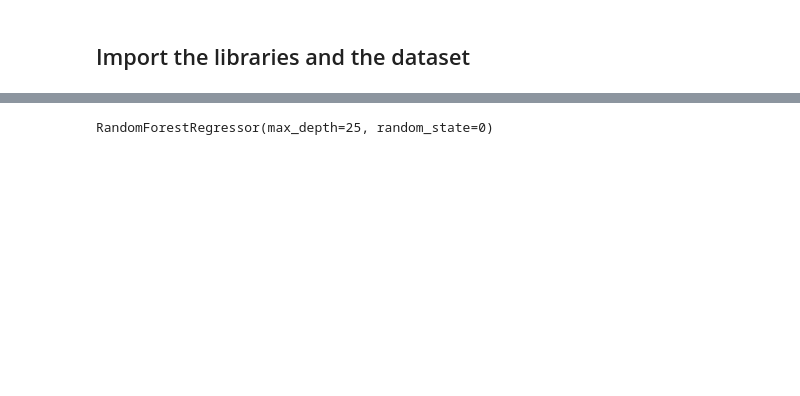
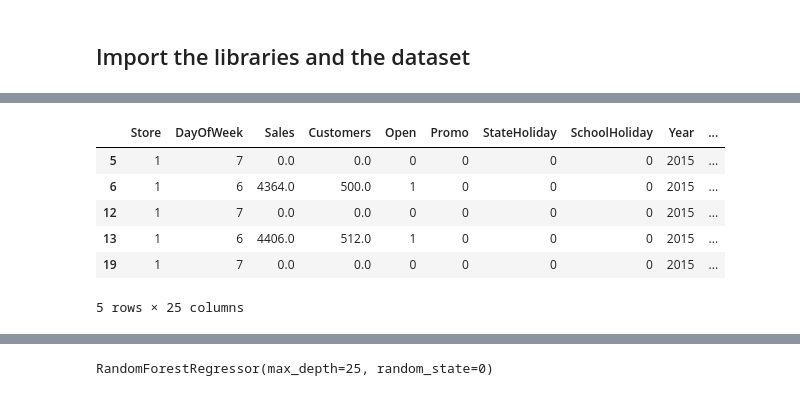
Before and after one commit to ekubay/Rossmann_Pharmaceutical_sales_Prediction, a Jupyter notebook: notebooks/predi_store_sales.ipynb, the cells around one changed output, grey strips where cells are left out. Saved outputs shown, nothing was run; the diff lists cells and outputs as text; code cells hidden in the pictures; blank space fills up the shorter version.

Commit message:
sales prediction

```diff
--- a/notebooks/predi_store_sales.ipynb
+++ b/notebooks/predi_store_sales.ipynb
@@ -97,0 +281,11 @@ memory usage: 178.5+ MB
+# %%
+# checking weekends
+train_df.query('Weekends == 0').head()
+# %% [output]
+|  | Store | DayOfWeek | Sales | Customers | Open | Promo | StateHoliday | SchoolHoliday | Year | ... |
+| 5 | 1 | 7 | 0.0 | 0.0 | 0 | 0 | 0 | 0 | 2015 | ... |
+| 6 | 1 | 6 | 4364.0 | 500.0 | 1 | 0 | 0 | 0 | 2015 | ... |
+| 12 | 1 | 7 | 0.0 | 0.0 | 0 | 0 | 0 | 0 | 2015 | ... |
+| 13 | 1 | 6 | 4406.0 | 512.0 | 1 | 0 | 0 | 0 | 2015 | ... |
+| 19 | 1 | 7 | 0.0 | 0.0 | 0 | 0 | 0 | 0 | 2015 | ... |
+5 rows × 25 columns
```
Also changed, not shown: parts of 119 cells of this notebook.
